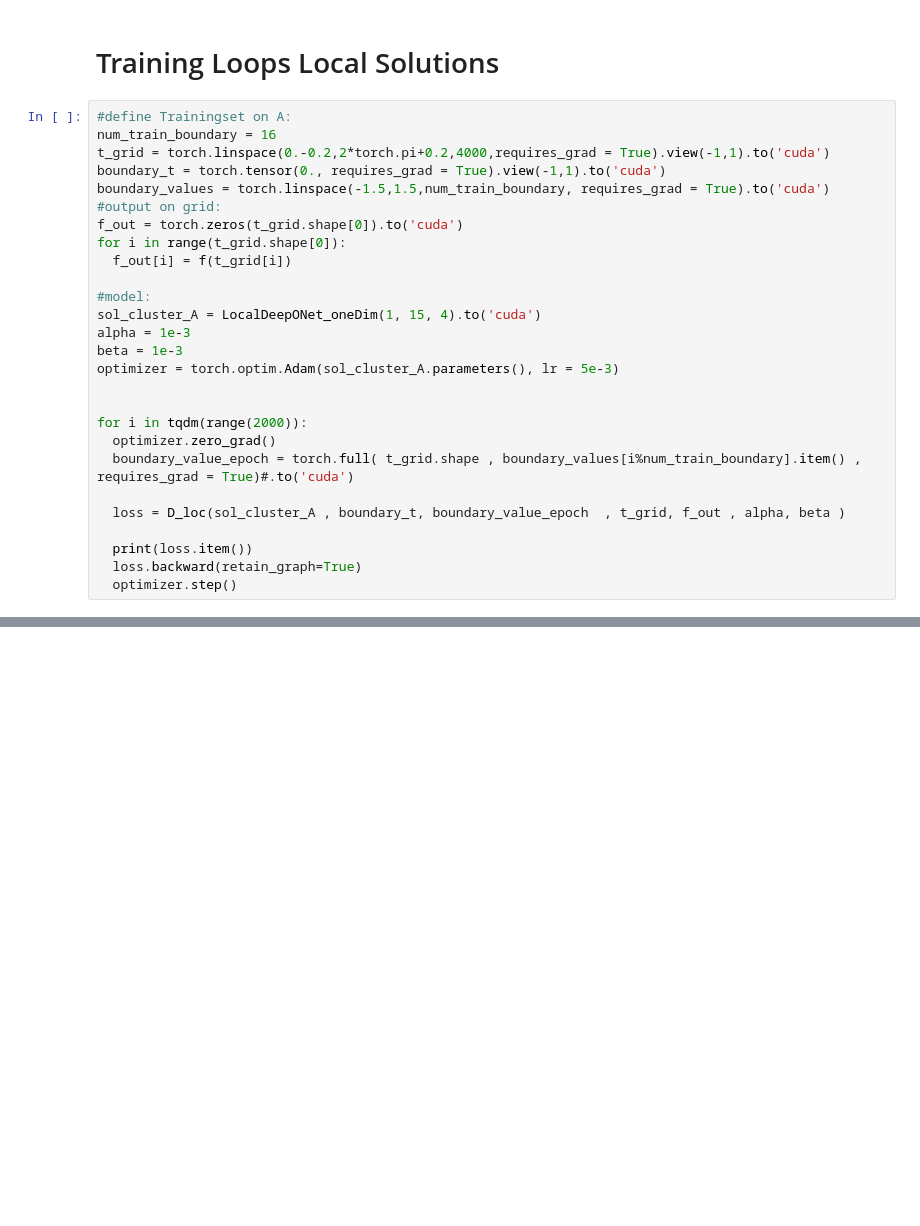
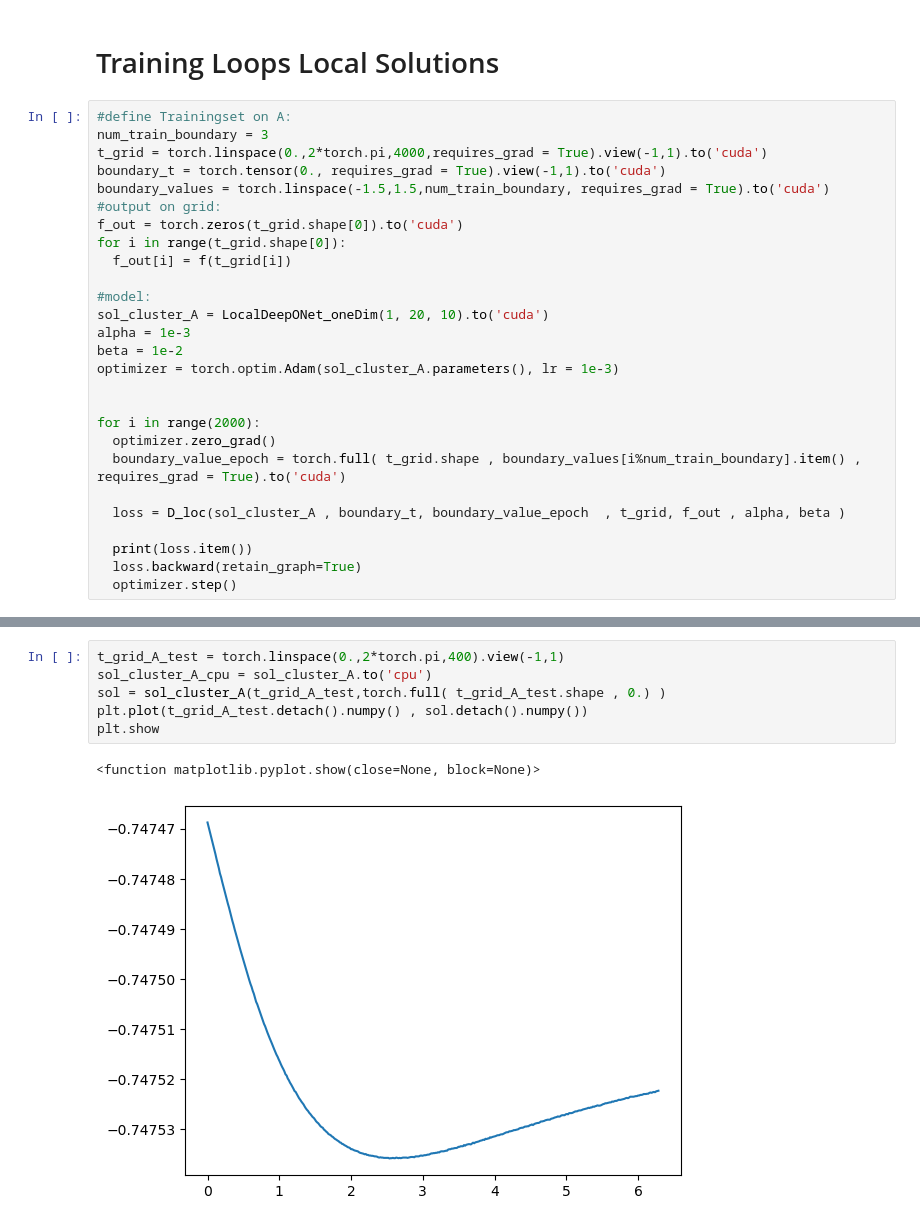
Before and after one commit to SeanDisaro/CL_PDE_Solv, a Jupyter notebook: notebooks/sintsin2tproblem.ipynb, the cells around one changed output, grey strips where cells are left out. Saved outputs shown, nothing was run; the diff lists cells and outputs as text; blank space fills up the shorter version.

Commit message:
implemented enforcing of boundary condition on localDeepONets and trained model

```diff
--- a/notebooks/sintsin2tproblem.ipynb
+++ b/notebooks/sintsin2tproblem.ipynb
@@ -39,8 +42,8 @@ plt.show
 # Training Loops Local Solutions
 # %%
 #define Trainingset on A:
-num_train_boundary = 16
-t_grid = torch.linspace(0.-0.2,2*torch.pi+0.2,4000,requires_grad = True).view(-1,1).to('cuda')
+num_train_boundary = 3
+t_grid = torch.linspace(0.,2*torch.pi,4000,requires_grad = True).view(-1,1).to('cuda')
 boundary_t = torch.tensor(0., requires_grad = True).view(-1,1).to('cuda')
 boundary_values = torch.linspace(-1.5,1.5,num_train_boundary, requires_grad = True).to('cuda')
 #output on grid:
@@ -49,15 +52,15 @@ for i in range(t_grid.shape[0]):
   f_out[i] = f(t_grid[i])
 
 #model:
-sol_cluster_A = LocalDeepONet_oneDim(1, 15, 4).to('cuda')
+sol_cluster_A = LocalDeepONet_oneDim(1, 20, 10).to('cuda')
 alpha = 1e-3
-beta = 1e-3
-optimizer = torch.optim.Adam(sol_cluster_A.parameters(), lr = 5e-3)
+beta = 1e-2
+optimizer = torch.optim.Adam(sol_cluster_A.parameters(), lr = 1e-3)
 
 
-for i in tqdm(range(2000)):
+for i in range(2000):
   optimizer.zero_grad()
-  boundary_value_epoch = torch.full( t_grid.shape , boundary_values[i%num_train_boundary].item() , requires_grad = True)#.to('cuda')
+  boundary_value_epoch = torch.full( t_grid.shape , boundary_values[i%num_train_boundary].item() , requires_grad = True).to('cuda')
 
   loss = D_loc(sol_cluster_A , boundary_t, boundary_value_epoch  , t_grid, f_out , alpha, beta )
 
@@ -66,0 +84,9 @@ for i in tqdm(range(2000)):
+# %%
+t_grid_A_test = torch.linspace(0.,2*torch.pi,400).view(-1,1)
+sol_cluster_A_cpu = sol_cluster_A.to('cpu')
+sol = sol_cluster_A(t_grid_A_test,torch.full( t_grid_A_test.shape , 0.) )
+plt.plot(t_grid_A_test.detach().numpy() , sol.detach().numpy())
+plt.show
+# %% [output]
+<function matplotlib.pyplot.show(close=None, block=None)>
+[figure, added]
```
Also changed, not shown: parts of 3 cells of this notebook, 3 other files.
